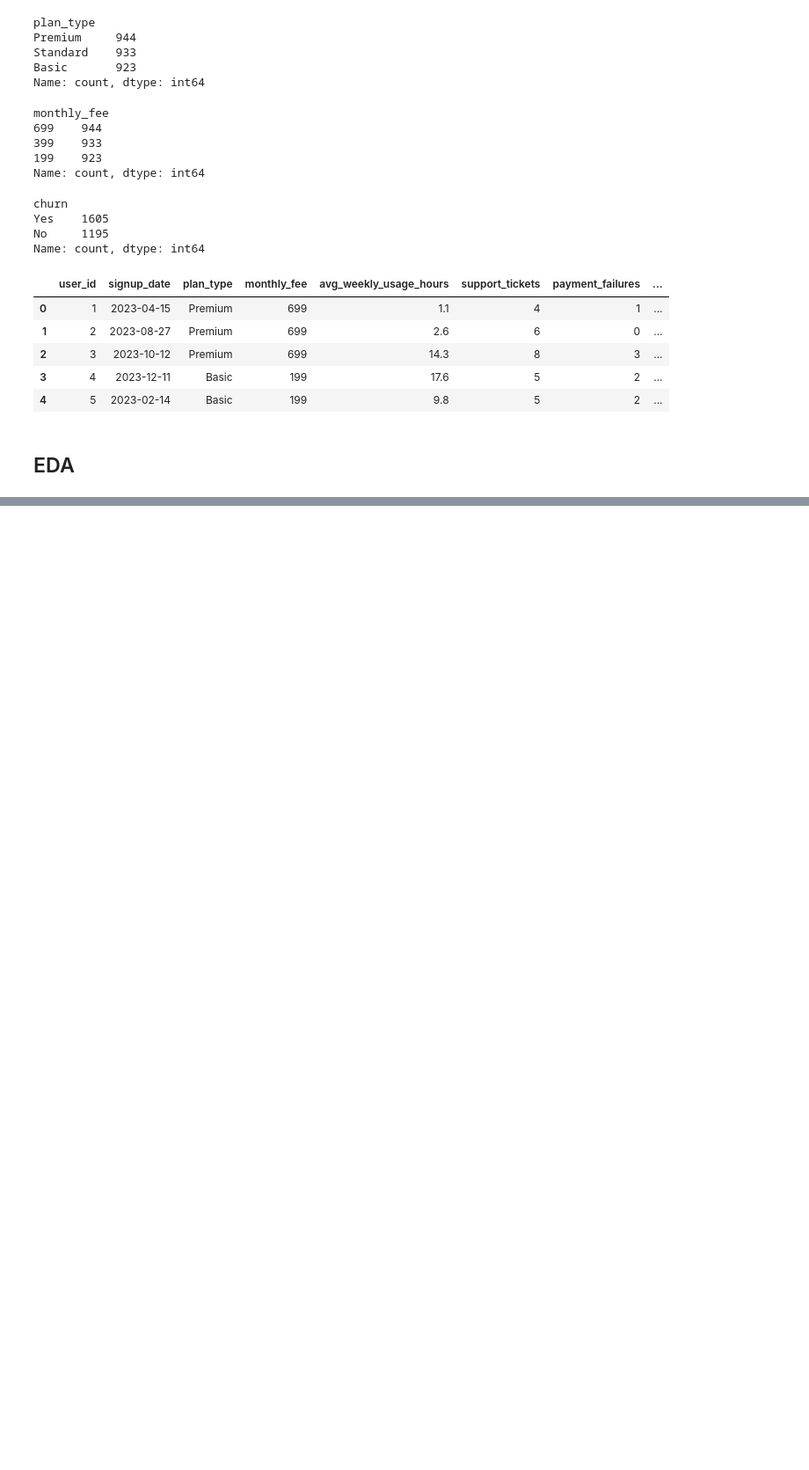
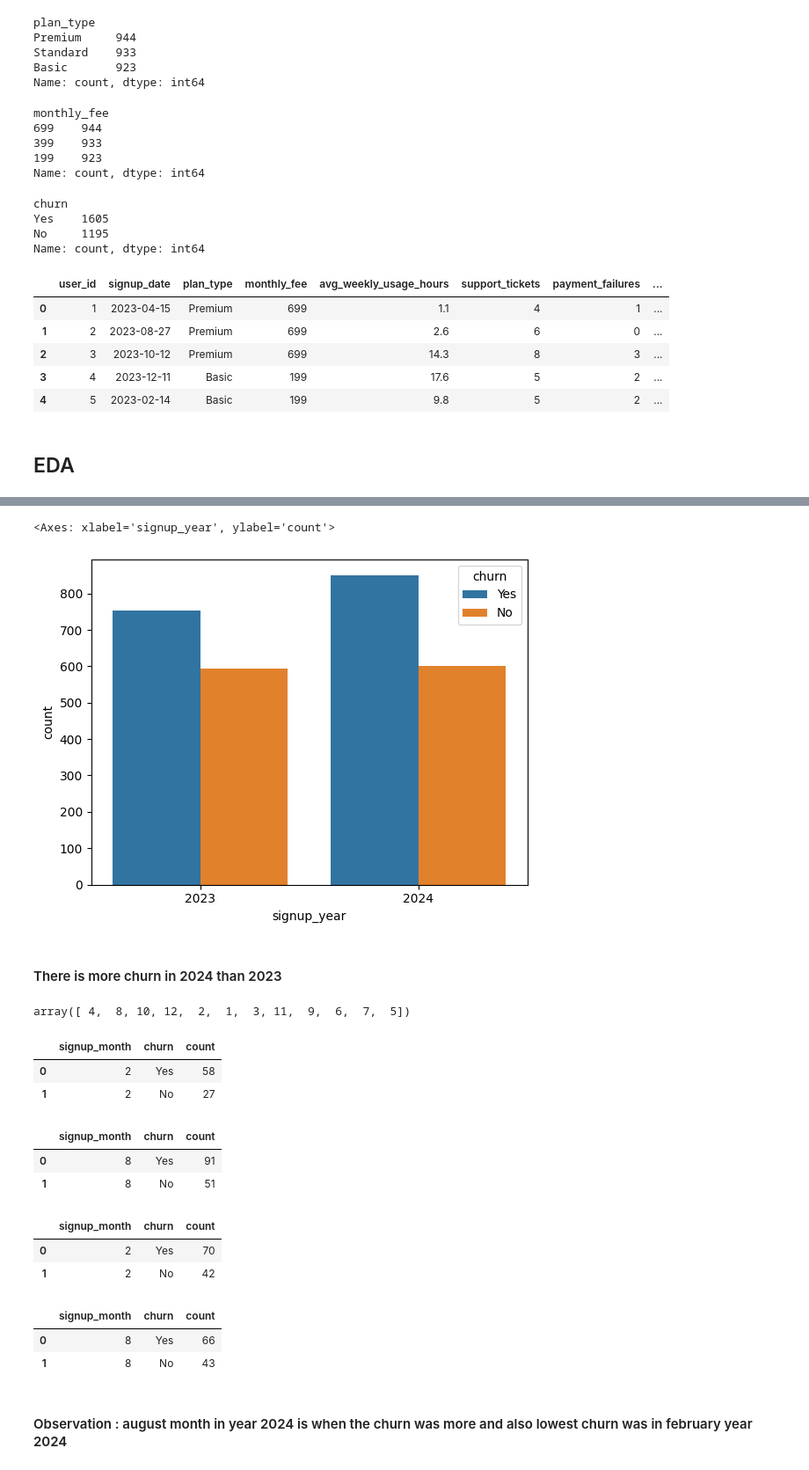
Before and after one commit to mayurimamdi/CustomerChurn, a Jupyter notebook: notebook/EDA.ipynb, the cells around one changed output, grey strips where cells are left out. Shown at 88% size. Drawn from its saved outputs; the diff is of its cells as text; code cells hidden in the pictures; blank space fills up the shorter version.

```diff
--- a/notebook/EDA.ipynb
+++ b/notebook/EDA.ipynb
@@ -113,0 +126,39 @@ res=df[df['signup_year']==2023].groupby('signup_year')['churn'].value_counts().m
+# %%
+year_df=df.groupby('signup_year')['churn'].value_counts().reset_index(name='count')
+# %%
+sns.barplot(data=year_df, x='signup_year', y='count', hue='churn' )
+# %% [output]
+<Axes: xlabel='signup_year', ylabel='count'>
+[figure, added]
+# %% [markdown]
+#### There is more churn in 2024 than 2023
+# %%
+df['signup_month'].unique()
+# %% [output]
+array([ 4,  8, 10, 12,  2,  1,  3, 11,  9,  6,  7,  5])
+# %%
+df[(df['signup_month']==2) &(df['signup_year']==2024)].groupby('signup_month')['churn'].value_counts().reset_index(name='count')
+# %% [output]
+|  | signup_month | churn | count |
+| 0 | 2 | Yes | 58 |
+| 1 | 2 | No | 27 |
+# %%
+df[(df['signup_month']==8) &(df['signup_year']==2024)].groupby('signup_month')['churn'].value_counts().reset_index(name='count')
+# %% [output]
+|  | signup_month | churn | count |
+| 0 | 8 | Yes | 91 |
+| 1 | 8 | No | 51 |
+# %%
+df[(df['signup_month']==2) &(df['signup_year']==2023)].groupby('signup_month')['churn'].value_counts().reset_index(name='count')
+# %% [output]
+|  | signup_month | churn | count |
+| 0 | 2 | Yes | 70 |
+| 1 | 2 | No | 42 |
+# %%
+df[(df['signup_month']==8) &(df['signup_year']==2023)].groupby('signup_month')['churn'].value_counts().reset_index(name='count')
+# %% [output]
+|  | signup_month | churn | count |
+| 0 | 8 | Yes | 66 |
+| 1 | 8 | No | 43 |
+# %% [markdown]
+#### Observation : august month in year 2024 is when the churn was more and also lowest churn was in february year 2024
```
Also changed, not shown: parts of 11 cells of this notebook.
